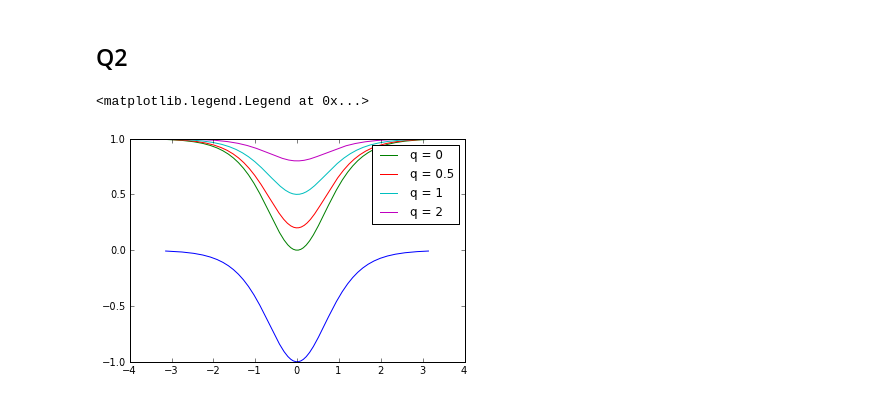
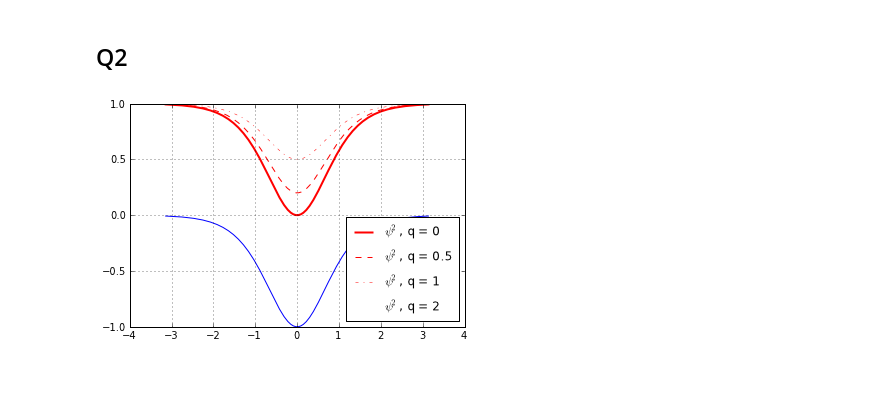
Before and after one commit to mattyuiop/PHYS202-S13, a Jupyter notebook: week3/GraphicsEx2.ipynb, the cells around one changed output. Saved outputs shown, nothing was run; the diff lists cells and outputs as text; code cells hidden in the pictures.

Commit message:
funky plots

```diff
--- a/week3/GraphicsEx2.ipynb
+++ b/week3/GraphicsEx2.ipynb
@@ -16,19 +16,21 @@ $\Omega _S = \omega \frac{\sin \alpha}{\sin \theta} = \frac{L}{ \lambda_1 } = \o
 Q2
 ------
 # %%
+import matplotlib.pyplot as plt
 x = np.arange(-pi, pi, .01)
 y = -cosh(x)**(-2)
 plot(x,y)
 q,r,s,t = 0,0.5,1,2
 psiq = (q**2 + tanh(x)**2)/(q**2 + 1)
-plot(x,psiq, label="q = 0")
+plot(x,psiq, label="$\psi^2$, q = 0", color='r', linewidth=t)
 psir = (r**2 + tanh(x)**2)/(r**2 + 1)
-plot(x,psir, label="q = 0.5")
+plot(x,psir, label="$\psi^2$, q = 0.5", color='r', linewidth=s, linestyle='--')
 psis = (s**2 + tanh(x)**2)/(s**2 + 1)
-plot(x,psis, label="q = 1")
+plot(x,psis, label="$\psi^2$, q = 1", color='r', linewidth=r, linestyle='-.')
 psit = (t**2 + tanh(x)**2)/(t**2 + 1)
-plot(x,psit, label="q = 2")
-legend()
+plot(x,psit, label="$\psi^2$, q = 2",color='r', linewidth=q, linestyle=':')
+legend(loc = 4)
+grid(True)
+#plt.xticks([-pi, -.5*pi, 0,.5*pi,pi],['-$\frac{\pi}{2}$', '$\pi$', '0', '$\frac{\pi}{2}$', '\pi'])
 # %% [output]
-<matplotlib.legend.Legend at 0x...>
-[figure, old version]
+[figure, new version]
```
Also changed, not shown: parts of 2 cells of this notebook, 2 other files.
